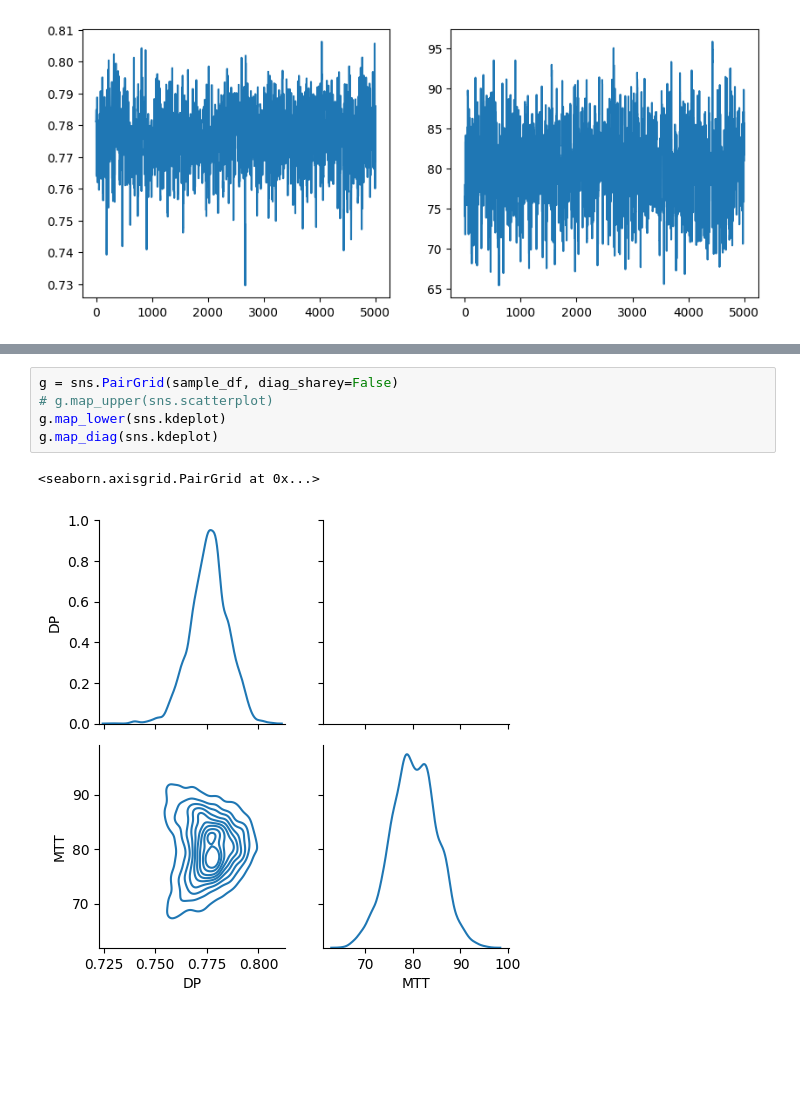
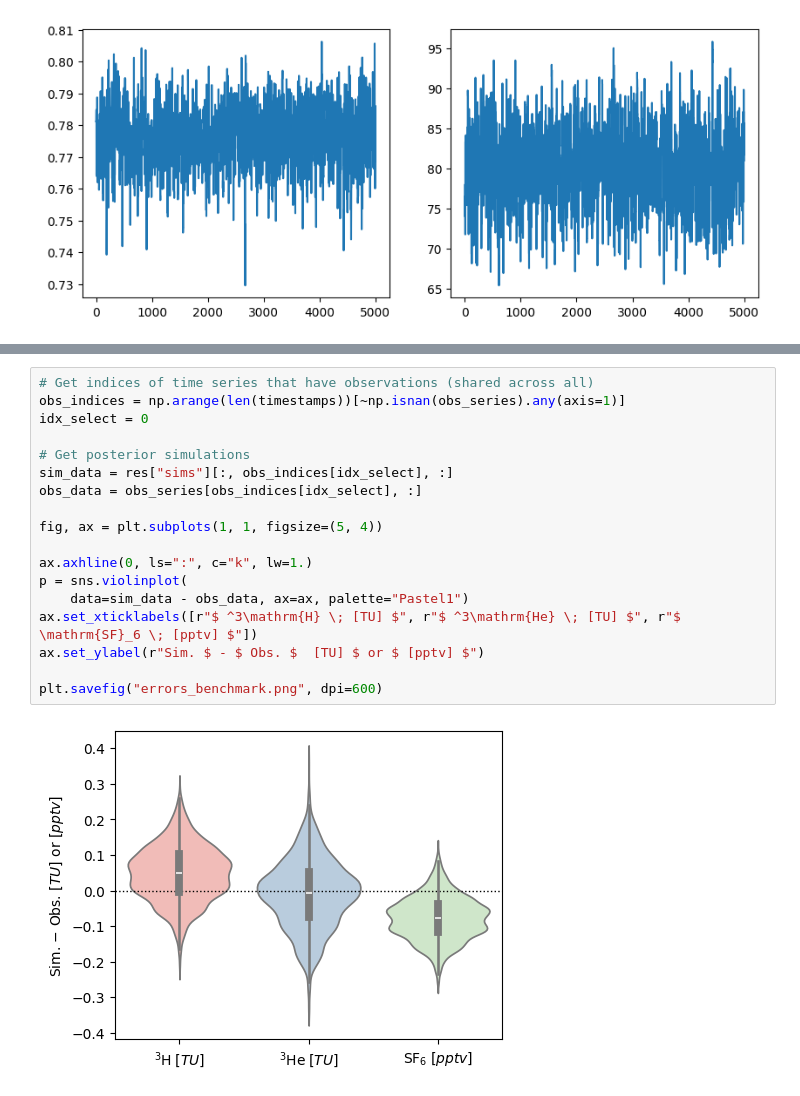
Before and after one commit to iGW-TU-Dresden/PyTracerLab, a Jupyter notebook: docs/examples/example_08.ipynb, the cells around one changed output, grey strips where cells are left out. Cells and saved outputs as stored; diff of their text form; blank space fills up the shorter version.

Commit message:
update multitracer benchmark

```diff
--- a/docs/examples/example_08.ipynb
+++ b/docs/examples/example_08.ipynb
@@ -445,8 +463,20 @@ sns.jointplot(sample_df, x="DP", y="MTT", kind="kde", height=4., cmap="magma",
 # %%
-g = sns.PairGrid(sample_df, diag_sharey=False)
-# g.map_upper(sns.scatterplot)
-g.map_lower(sns.kdeplot)
-g.map_diag(sns.kdeplot)
+# Get indices of time series that have observations (shared across all)
+obs_indices = np.arange(len(timestamps))[~np.isnan(obs_series).any(axis=1)]
+idx_select = 0
+
+# Get posterior simulations
+sim_data = res["sims"][:, obs_indices[idx_select], :]
+obs_data = obs_series[obs_indices[idx_select], :]
+
+fig, ax = plt.subplots(1, 1, figsize=(5, 4))
+
+ax.axhline(0, ls=":", c="k", lw=1.)
+p = sns.violinplot(
+    data=sim_data - obs_data, ax=ax, palette="Pastel1")
+ax.set_xticklabels([r"$ ^3\mathrm{H} \; [TU] $", r"$ ^3\mathrm{He} \; [TU] $", r"$ \mathrm{SF}_6 \; [pptv] $"])
+ax.set_ylabel(r"Sim. $ - $ Obs. $  [TU] $ or $ [pptv] $")
+
+plt.savefig("errors_benchmark.png", dpi=600)
 # %% [output]
-<seaborn.axisgrid.PairGrid at 0x...>
-[figure, old version]
+[figure, new version]
```
Also changed, not shown: parts of 3 cells of this notebook, 3 other files.
